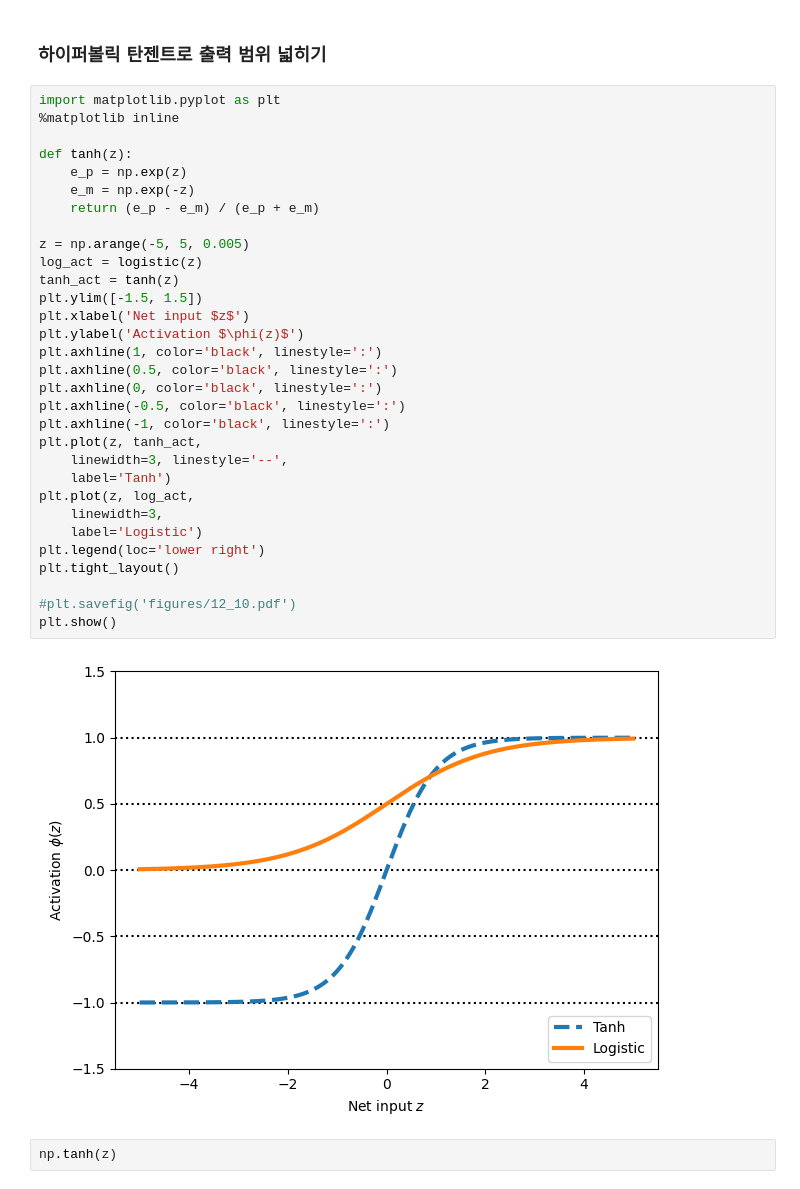
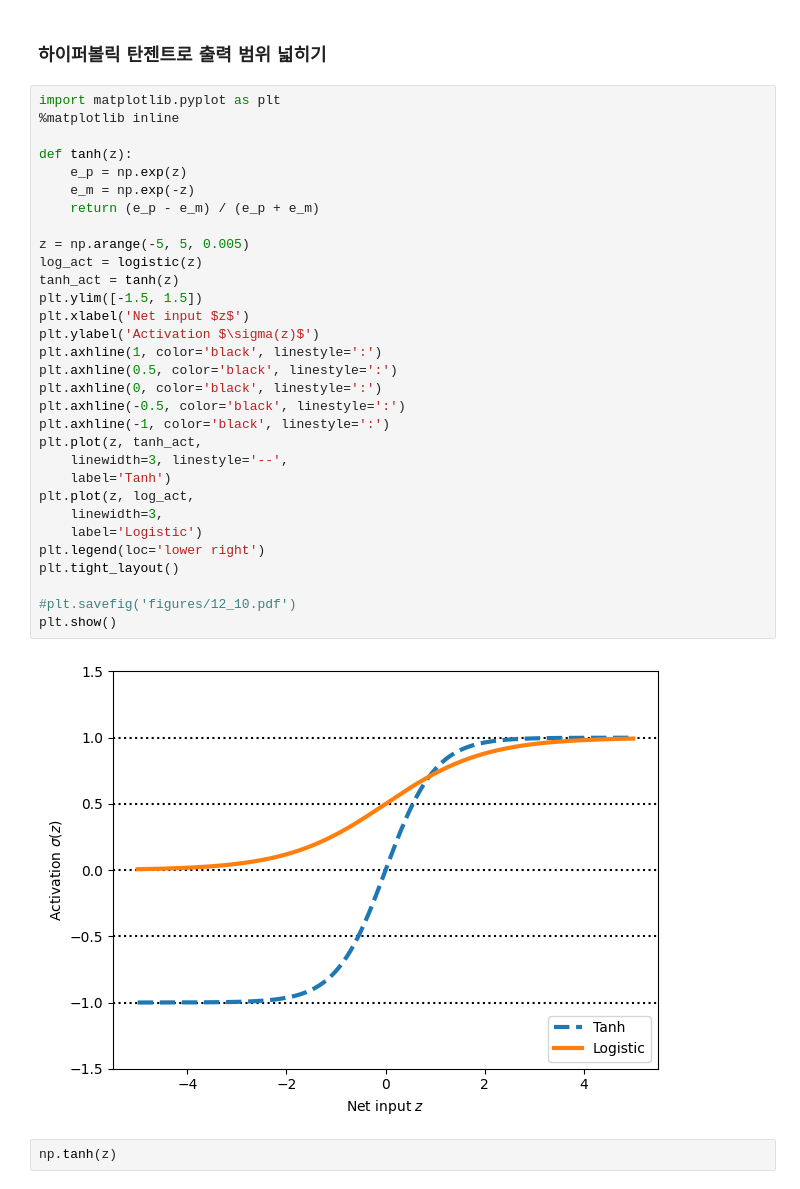
Before and after one commit to rickiepark/ml-with-pytorch, a Jupyter notebook: ch12/ch12_part2.ipynb, the cells around one changed output. Drawn from its saved outputs; the diff is of its cells as text.

```diff
--- a/ch12/ch12_part2.ipynb
+++ b/ch12/ch12_part2.ipynb
@@ -464,35 +464,35 @@ tensor([0.4467, 0.1611, 0.3922], dtype=torch.float64)
 import matplotlib.pyplot as plt
 %matplotlib inline
 
 def tanh(z):
     e_p = np.exp(z)
     e_m = np.exp(-z)
     return (e_p - e_m) / (e_p + e_m)
 
 z = np.arange(-5, 5, 0.005)
 log_act = logistic(z)
 tanh_act = tanh(z)
 plt.ylim([-1.5, 1.5])
 plt.xlabel('Net input $z$')
-plt.ylabel('Activation $\phi(z)$')
+plt.ylabel('Activation $\sigma(z)$')
 plt.axhline(1, color='black', linestyle=':')
 plt.axhline(0.5, color='black', linestyle=':')
 plt.axhline(0, color='black', linestyle=':')
 plt.axhline(-0.5, color='black', linestyle=':')
 plt.axhline(-1, color='black', linestyle=':')
 plt.plot(z, tanh_act,
     linewidth=3, linestyle='--',
     label='Tanh')
 plt.plot(z, log_act,
     linewidth=3,
     label='Logistic')
 plt.legend(loc='lower right')
 plt.tight_layout()
 
 #plt.savefig('figures/12_10.pdf')
 plt.show()
 # %% [output]
-[figure, old version]
+[figure, new version]
 # %%
 np.tanh(z)
 # %% [output]
```
Also changed, not shown: parts of 2 cells of this notebook.
